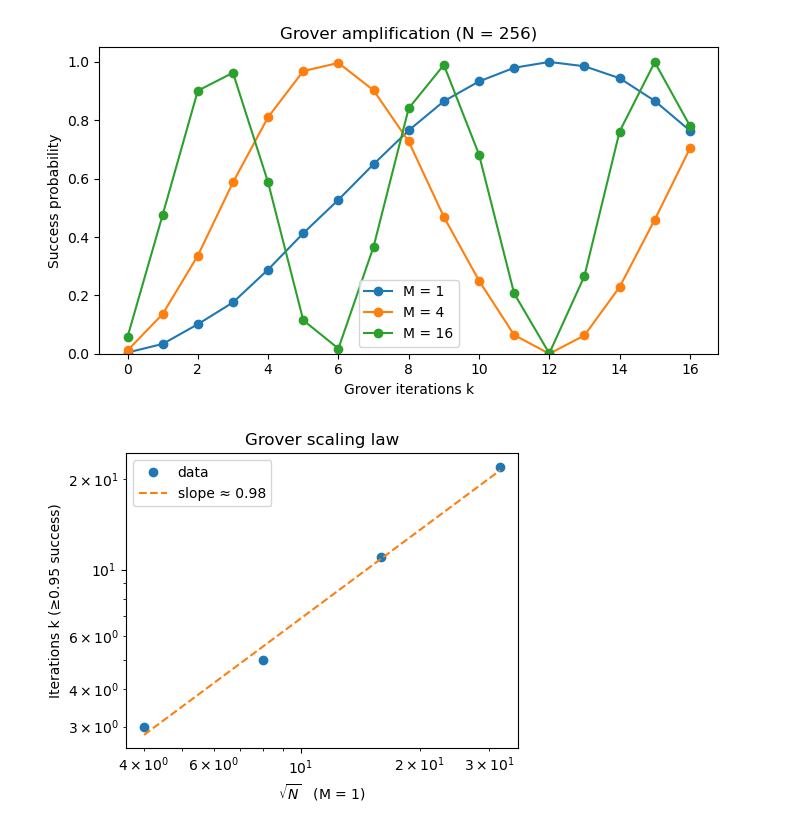
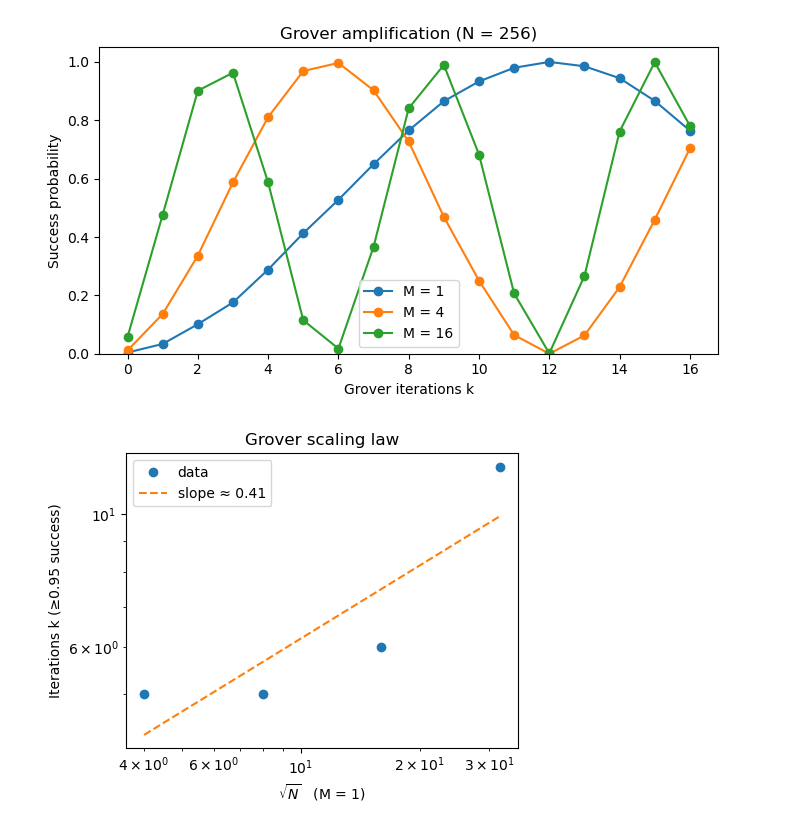
Before and after one commit to JL-Money/QuantumOps, a Jupyter notebook: quantum-grover-sim - Copy/simulation.ipynb, the cells around one changed output. Saved outputs shown, nothing was run; the diff lists cells and outputs as text; code cells hidden in the pictures.

```diff
--- a/quantum-grover-sim - Copy/simulation.ipynb
+++ b/quantum-grover-sim - Copy/simulation.ipynb
@@ -95,22 +95,22 @@ plt.show()
 # %%
 target = 0.95
 records = []
 for n in [4,6,8,10]:           # N = 16…1024
-    marked = [random.randrange(2**n)]
+    marked = [random.randrange(2**n), random.randrange(2**n), random.randrange(2**n)]
     for k in range(1,40):
         if run_grover(n, marked, k) >= target:
             records.append((sqrt(2**n), k))
             break
 x, y = zip(*records)
 plt.figure(figsize=(5,4))
 plt.loglog(x, y, 'o', label="data")
 slope, intercept = np.polyfit(np.log10(x), np.log10(y), 1)
 fit_y = 10**intercept * np.array(x)**slope
 plt.loglog(x, fit_y, '--', label=f"slope ≈ {slope:.2f}")
 plt.xlabel(r"$\sqrt{N}$   (M = 1)")
 plt.ylabel("Iterations k (≥0.95 success)")
 plt.title("Grover scaling law")
 plt.legend()
 plt.tight_layout()
 # %% [output]
-[figure, old version]
+[figure, new version]
```
